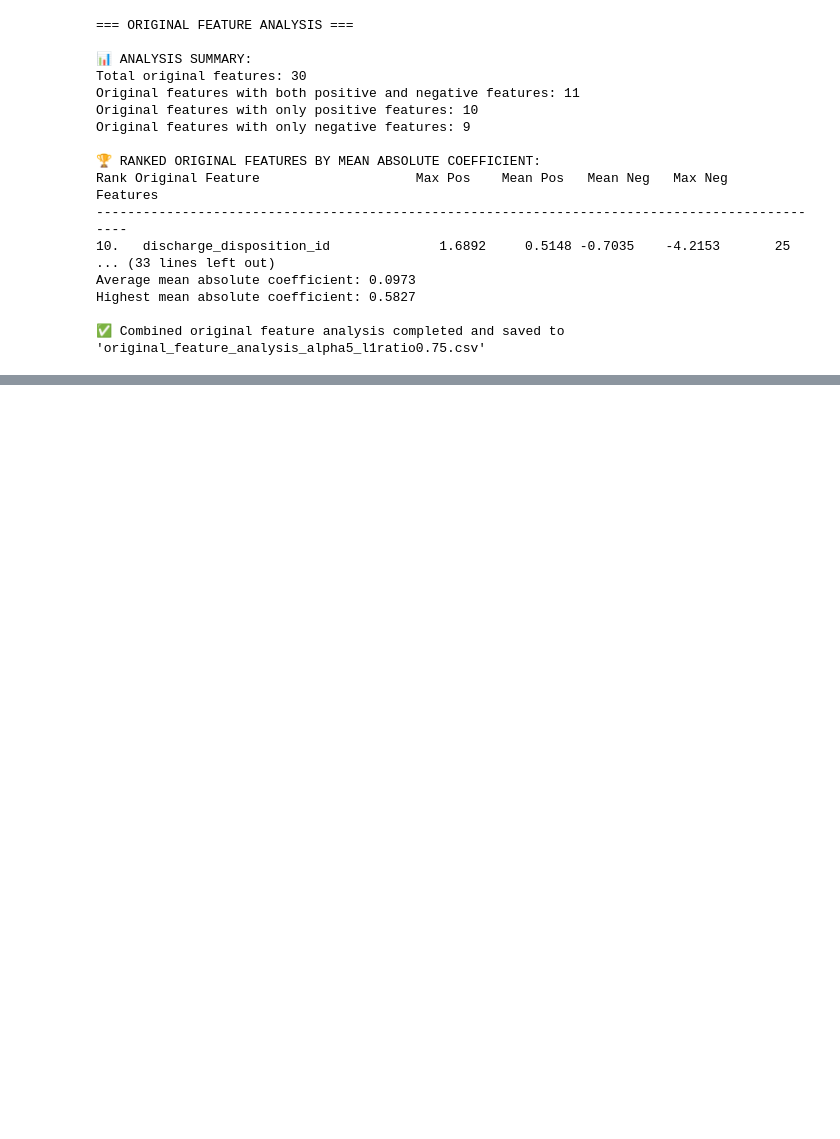
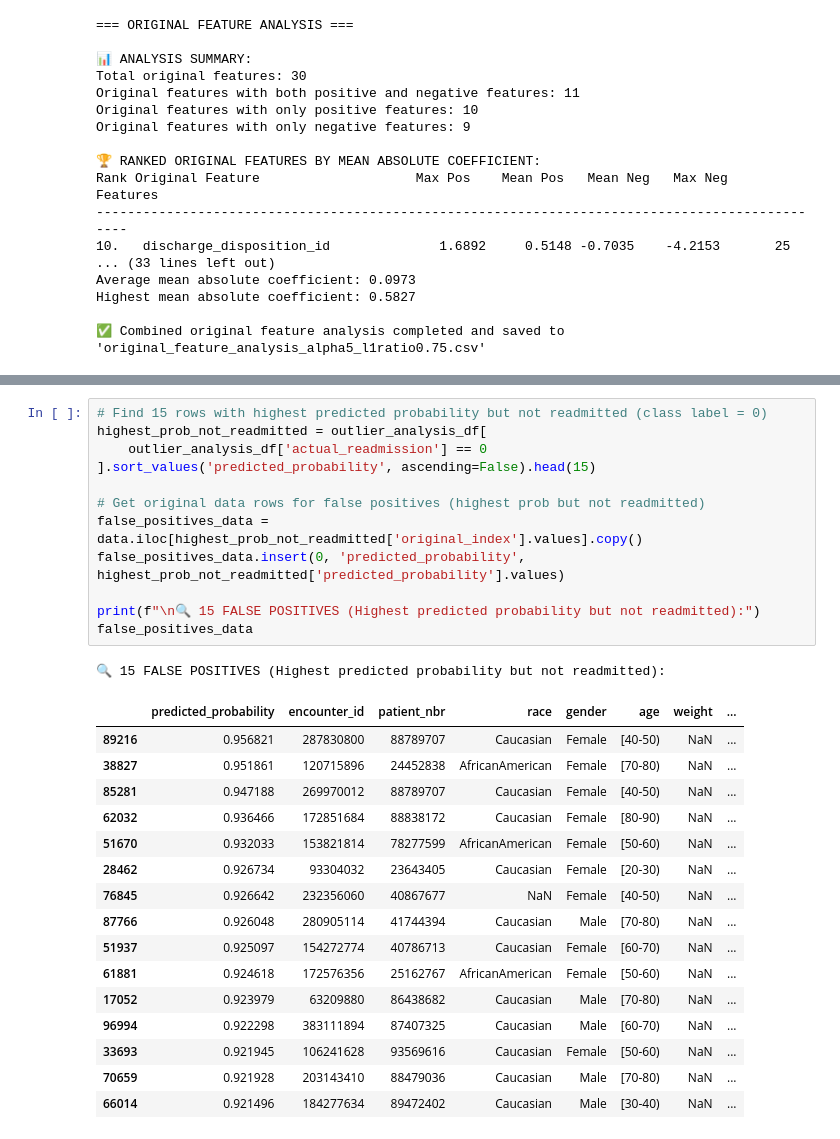
Before and after one commit to yongjun21/Team10_IT5006_Healthcare_Analytics_AY2526, a Jupyter notebook: notebooks/baseline.ipynb, the cells around one changed output, grey strips where cells are left out. Cells and saved outputs as stored; diff of their text form; blank space fills up the shorter version.

```diff
--- a/notebooks/baseline.ipynb
+++ b/notebooks/baseline.ipynb
@@ -926,0 +1034,30 @@ Highest mean absolute coefficient: 0.5827
+# %%
+# Find 15 rows with highest predicted probability but not readmitted (class label = 0)
+highest_prob_not_readmitted = outlier_analysis_df[
+    outlier_analysis_df['actual_readmission'] == 0
+].sort_values('predicted_probability', ascending=False).head(15)
+
+# Get original data rows for false positives (highest prob but not readmitted)
+false_positives_data = data.iloc[highest_prob_not_readmitted['original_index'].values].copy()
+false_positives_data.insert(0, 'predicted_probability', highest_prob_not_readmitted['predicted_probability'].values)
+
+print(f"\n🔍 15 FALSE POSITIVES (Highest predicted probability but not readmitted):")
+false_positives_data
+# %% [output]
+🔍 15 FALSE POSITIVES (Highest predicted probability but not readmitted):
+|  | predicted_probability | encounter_id | patient_nbr | race | gender | age | weight | ... |
+| 89216 | 0.956821 | 287830800 | 88789707 | Caucasian | Female | [40-50) | NaN | ... |
+| 38827 | 0.951861 | 120715896 | 24452838 | AfricanAmerican | Female | [70-80) | NaN | ... |
+| 85281 | 0.947188 | 269970012 | 88789707 | Caucasian | Female | [40-50) | NaN | ... |
+| 62032 | 0.936466 | 172851684 | 88838172 | Caucasian | Female | [80-90) | NaN | ... |
+| 51670 | 0.932033 | 153821814 | 78277599 | AfricanAmerican | Female | [50-60) | NaN | ... |
+| 28462 | 0.926734 | 93304032 | 23643405 | Caucasian | Female | [20-30) | NaN | ... |
+| 76845 | 0.926642 | 232356060 | 40867677 | NaN | Female | [40-50) | NaN | ... |
+| 87766 | 0.926048 | 280905114 | 41744394 | Caucasian | Male | [70-80) | NaN | ... |
+| 51937 | 0.925097 | 154272774 | 40786713 | Caucasian | Female | [60-70) | NaN | ... |
+| 61881 | 0.924618 | 172576356 | 25162767 | AfricanAmerican | Female | [50-60) | NaN | ... |
+| 17052 | 0.923979 | 63209880 | 86438682 | Caucasian | Male | [70-80) | NaN | ... |
+| 96994 | 0.922298 | 383111894 | 87407325 | Caucasian | Male | [60-70) | NaN | ... |
+| 33693 | 0.921945 | 106241628 | 93569616 | Caucasian | Female | [50-60) | NaN | ... |
+| 70659 | 0.921928 | 203143410 | 88479036 | Caucasian | Male | [70-80) | NaN | ... |
+| 66014 | 0.921496 | 184277634 | 89472402 | Caucasian | Male | [30-40) | NaN | ... |
```
Also changed, not shown: parts of 9 cells of this notebook, 3 other files.
